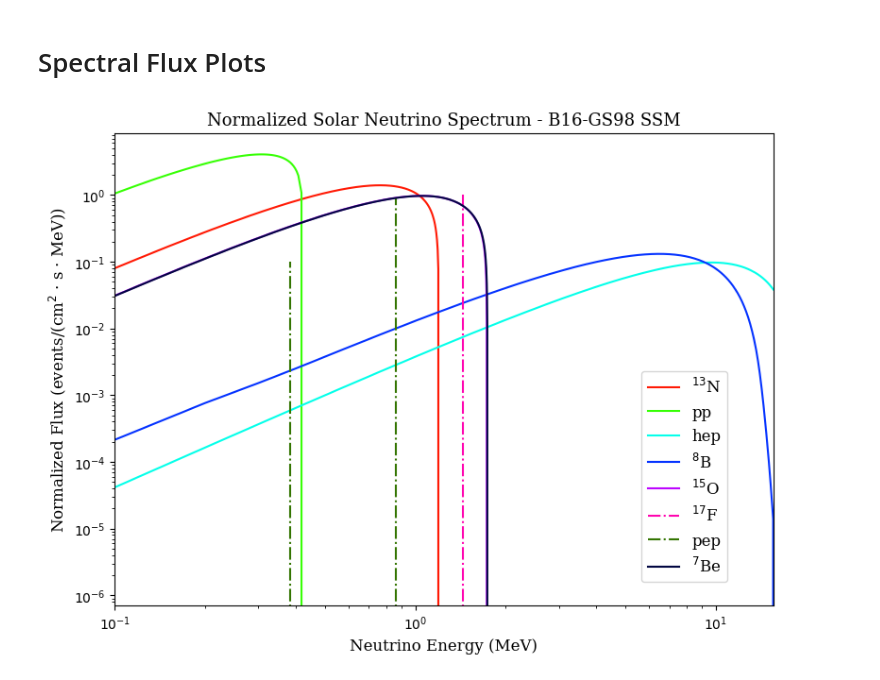
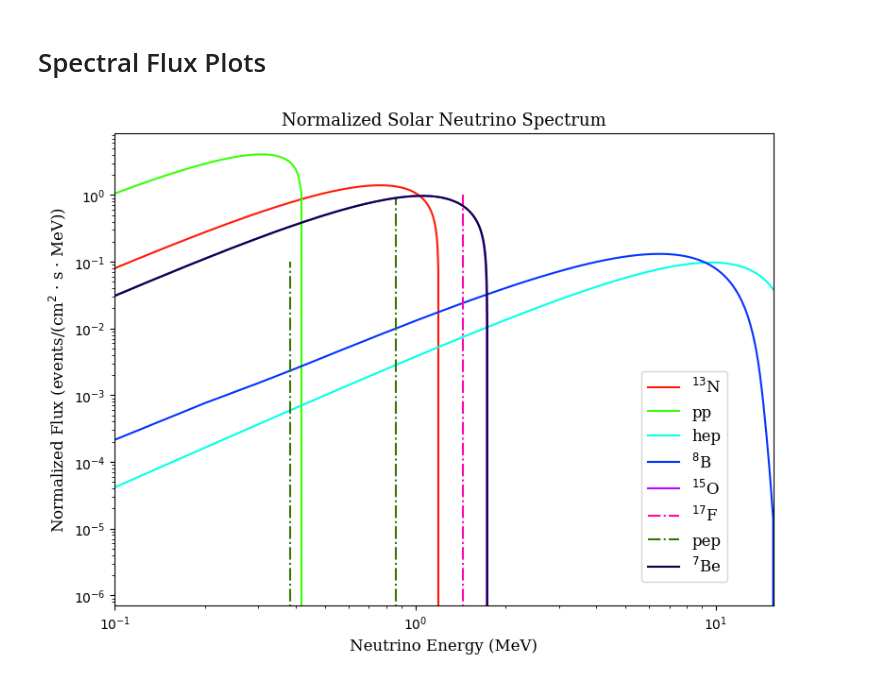
Before and after one commit to joankl/Solar-Neutrinos-Project, a Jupyter notebook: 2p2PPO Solar Event Rate Calculation/normalized solar spectra/dictionary and plot of solar fluxes.ipynb, the cells around one changed output. Saved outputs shown, nothing was run; the diff lists cells and outputs as text; code cells hidden in the pictures.

```diff
--- a/2p2PPO Solar Event Rate Calculation/normalized solar spectra/dictionary and plot of solar fluxes.ipynb
+++ b/2p2PPO Solar Event Rate Calculation/normalized solar spectra/dictionary and plot of solar fluxes.ipynb
@@ -82,32 +82,32 @@ font_style_title = {'family':'serif', 'weight': 'normal','color':'black','size':
 font_style_axis= {'family':'serif', 'weight': 'normal','color':'black','size':12}
 font_prop = font_manager.FontProperties(family=font_style_axis['family'], weight=font_style_axis['weight'], size=font_style_axis['size'])
 
 plt.figure(figsize = (9, 6.5))
 
 for i_dx, reac_i in enumerate(reaction_types):
 
     energy = locals()['spec_en_' + reac_i]
     spec_flux = locals()['spec_flux_' + reac_i]
 
     if reac_i == 'pep' or reac_i == 'be7':
         plt.vlines(x = energy, ymin = 0, ymax = spec_flux, label = lables_list[i_dx], color = line_colors[i_dx], linestyles='dashdot')
 
     else:
         plt.plot(energy, spec_flux, label = lables_list[i_dx], color = line_colors[i_dx])
 
 plt.xlabel('Neutrino Energy (MeV)', fontdict = font_style_axis)
 plt.ylabel(r'Normalized Flux (events/(cm$^2$ $\cdot$ s $\cdot$ MeV))', fontdict = font_style_axis)
 
-plt.title('Normalized Solar Neutrino Spectrum - B16-GS98 SSM', fontdict = font_style_title)
+plt.title('Normalized Solar Neutrino Spectrum', fontdict = font_style_title)
 
 plt.legend(loc=(0.8, 0.05), prop = font_prop, labelcolor = font_style_axis['color'])
 
 plt.yscale('log')
 plt.xscale('log')
 plt.xlim(0.1, 15.5)
 
 plt.savefig(save_fig_dir + f'Solar_Nue_Spectrum_b19_gs98.png', dpi=300, bbox_inches='tight')
 
 plt.show()
 # %% [output]
-[figure, old version]
+[figure, new version]
```
